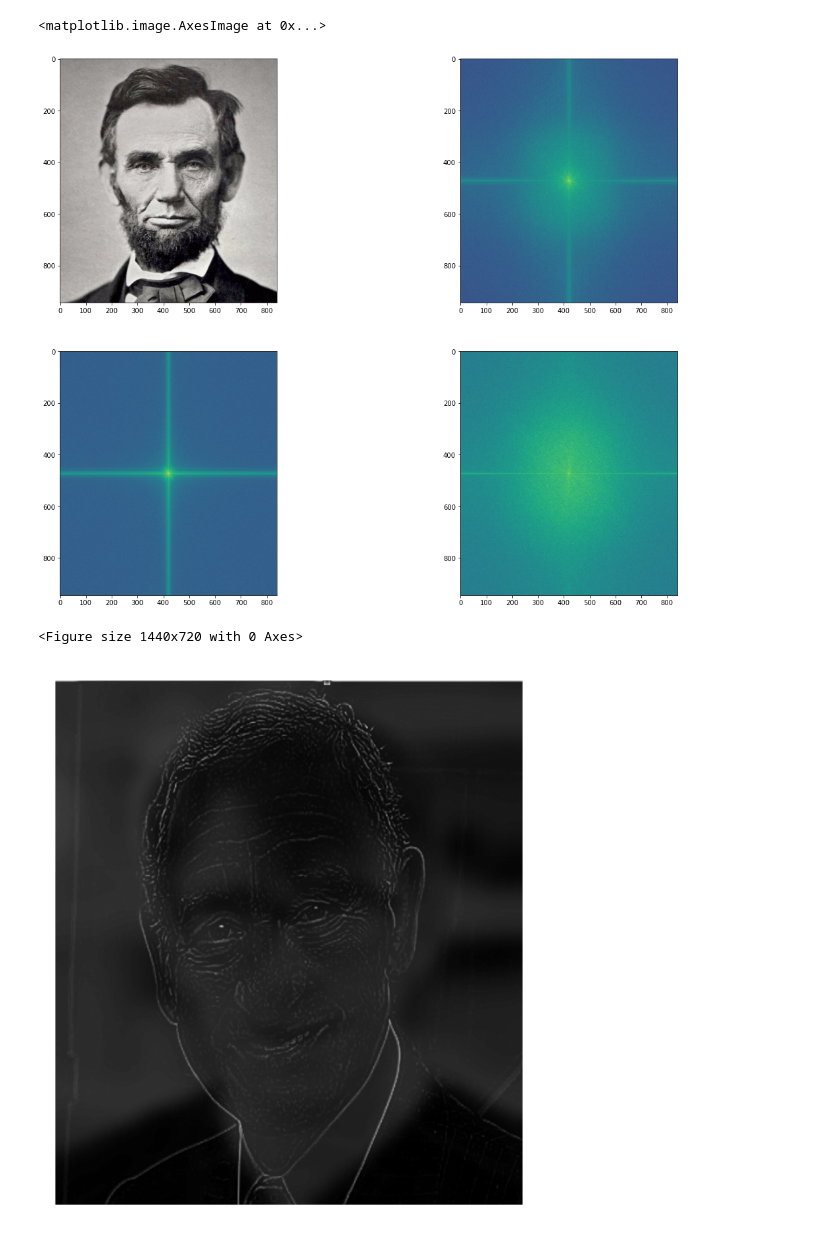
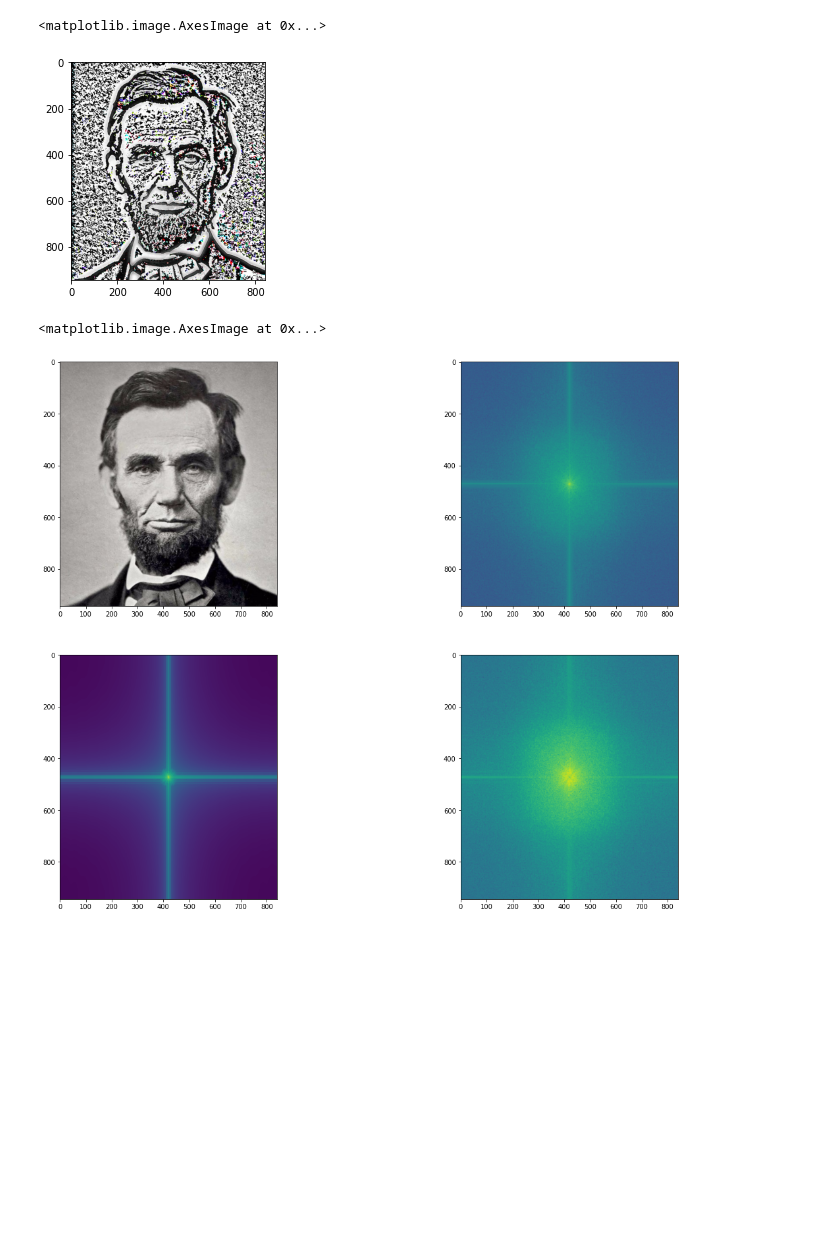
Before and after one commit to Shiv-Shah/CompPhoto_Project2_GWU, a Jupyter notebook: Project 2.ipynb, the cells around one changed output. Drawn from its saved outputs; the diff is of its cells as text; code cells hidden in the pictures; blank space fills up the shorter version.

```diff
--- a/Project 2.ipynb
+++ b/Project 2.ipynb
@@ -51,3 +61,9 @@ cv2_imshow(mixed1)
+# %%
+# cv2_imshow((high1*255.0).astype(np.uint8))
+plt.imshow(((1.0-high1)*255.0).astype(np.uint8), cmap="gray")
+# %% [output]
+<matplotlib.image.AxesImage at 0x...>
+[figure, added]
 # %%
 plt.figure(figsize=(20,15))
 plt.subplot(2,2,1)
@@ -55,29 +71,33 @@ plt.imshow(cv2.cvtColor(im2, cv2.COLOR_BGR2RGB))
 plt.subplot(2,2,2)
 plt.imshow(np.log(np.abs(np.fft.fftshift(np.fft.fft2(im2_Gray)))))
 plt.subplot(2,2,3)
-plt.imshow(np.log(np.abs(np.fft.fftshift(np.fft.fft2(low1)))))
+plt.imshow(np.log(np.abs(np.fft.fftshift(np.fft.fft2(cv2.cvtColor(low1, cv2.COLOR_BGR2GRAY))))))
 plt.subplot(2,2,4)
-plt.imshow(np.log(np.abs(np.fft.fftshift(np.fft.fft2(high1)))))
+plt.imshow(np.log(np.abs(np.fft.fftshift(np.fft.fft2(cv2.cvtColor(high1, cv2.COLOR_BGR2GRAY))))))
 # %% [output]
 <matplotlib.image.AxesImage at 0x...>
-[figure, old version]
+[figure, new version]
 # %%
-def hybridImage2(im1, im2, sigmaLP, sigmaHP, weightLP, weightHP):
-    #lowPass = cv2.GaussianBlur(im1, (0, 0), sigmaLP)
-    im2_Blur = cv2.GaussianBlur(im2, (0, 0), sigmaHP)
-    highPass = cv2.subtract(im2, im2_Blur)
-    highPass = highPass / 2
-#     return highPass
-    return im1, highPass, cv2.addWeighted(highPass, weightHP, lowPass, weightLP, 0)
+def hybridImage2(im1, im2, im3, sigmaLP, sigmaMP, sigmaHP):
+    lowPass = cv2.GaussianBlur(im1, (sigmaLP*4+1, sigmaLP*4+1), sigmaLP)
+    im2_Blur = cv2.GaussianBlur(im2, (sigmaMP*4+1, sigmaMP*4+1), sigmaMP)
+    im3_Blur = cv2.GaussianBlur(im3, (sigmaHP*4+1, sigmaHP*4+1), sigmaHP)
+
+    midPass =  im2_Blur - cv2.GaussianBlur(im2_Blur, (sigmaMP*4+1, sigmaMP*4+1), sigmaMP)
+    highPass = im3 - im3_Blur
+
+    return lowPass, midPass, highPass, (lowPass+(midPass)+highPass)
 
 
+def hybridImage3(im1, im2, im3, sigmaLP, sigmaMP, sigmaHP):
+    im1_Blur = cv2.GaussianBlur(im1, (sigmaLP*4+1, sigmaLP*4+1), sigmaLP)
+    im2_Blur = cv2.GaussianBlur(im2, (sigmaMP*4+1, sigmaMP*4+1), sigmaLP)
+    im3_Blur = cv2.GaussianBlur(im3, (sigmaHP*4+1, sigmaHP*4+1), sigmaLP)
 
-mid1, high2, mixed2 = hybridImage(mixed1,im3_Gray , 10, 3, 0.4, 1.0)
+    im2_High = im2 - im2_Blur
+    im3_High = im3 - im3_Blur
 
-plt.figure(figsize=(20,10))
-cv2_imshow(mixed2)
+    im2_Mid = im2 - cv2.GaussianBlur(im2_Blur, (sigmaMP*2+1, sigmaMP*2+1), sigmaLP) - 0.3*im2_High
+#     im3_Mid = im3 - cv2.GaussianBlur(im3_Blur, (sigmaMP*4+1, sigmaMP*4+1), sigmaLP) - 0.5*im3_High
 
-midpass = high1/2
+    return im12, im23, (im1_Blur+im2_Mid+im3_High)
-# %% [output]
-<Figure size 1440x720 with 0 Axes>
-[figure, removed]
```
Also changed, not shown: parts of 4 cells of this notebook, 1 other file.
